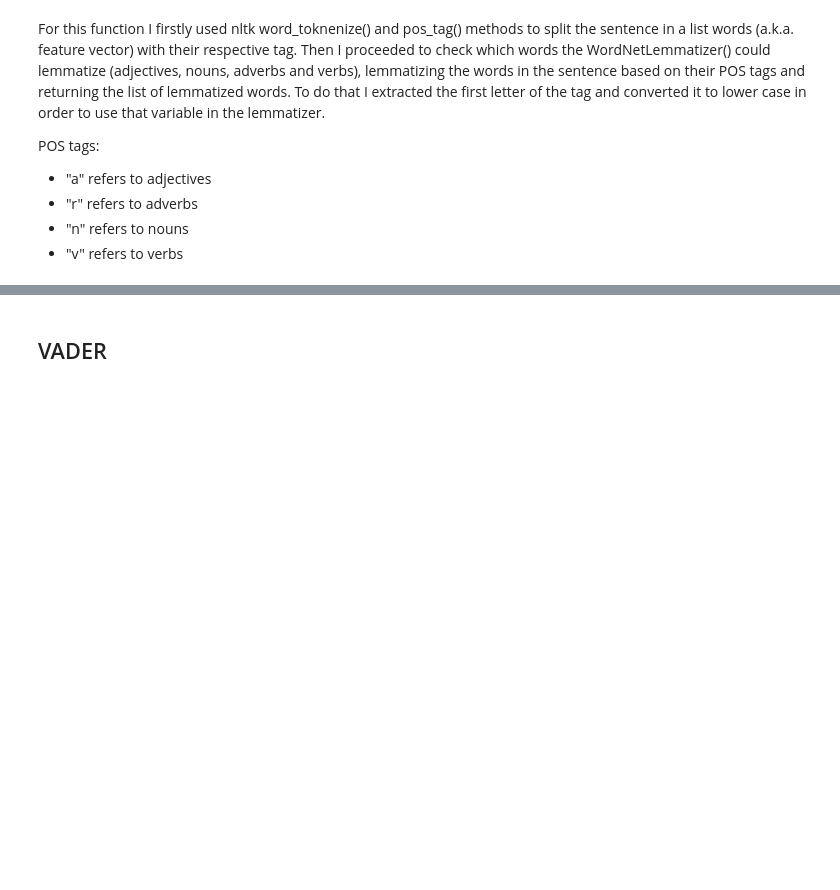
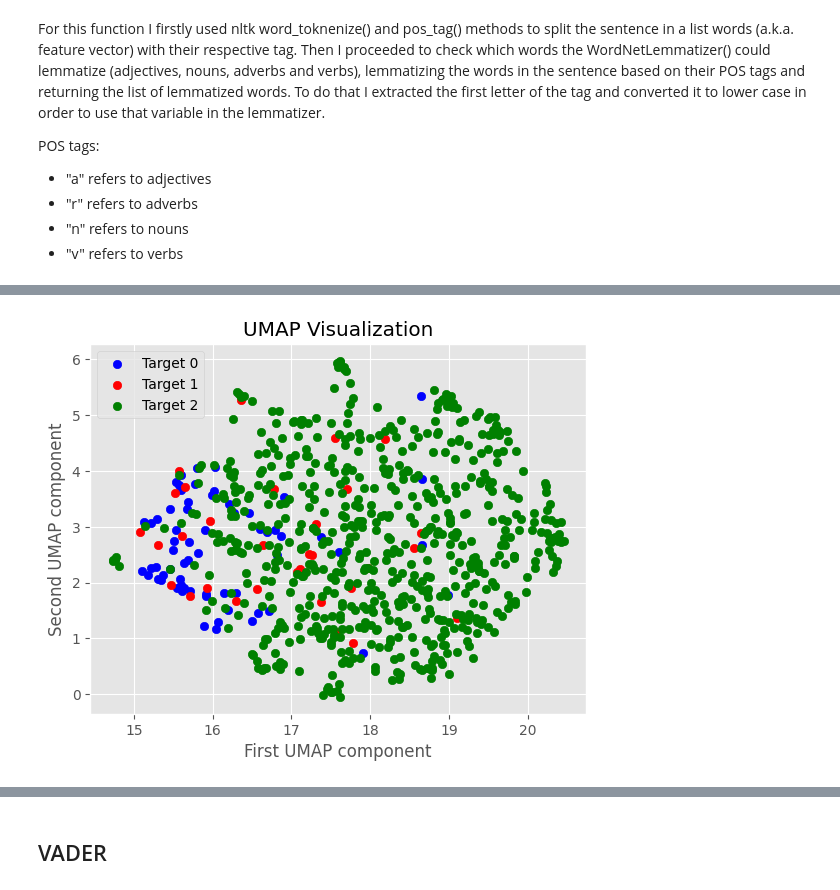
Before and after one commit to DavidAlexanderMoe/Sentiment-Analysis-and-Web-Scraping, a Jupyter notebook: Scripts/Analysis/3. Feature Engineering, Extraction and Selection.ipynb, the cells around one changed output, grey strips where cells are left out. Cells and saved outputs as stored; diff of their text form; code cells hidden in the pictures; blank space fills up the shorter version.

```diff
--- a/Scripts/Analysis/3. Feature Engineering, Extraction and Selection.ipynb
+++ b/Scripts/Analysis/3. Feature Engineering, Extraction and Selection.ipynb
@@ -90,0 +193,24 @@ def lemmatize(sentence):
+# %%
+import umap.umap_ as umap
+
+umap_emb = umap.UMAP(n_components=2, random_state=42)
+X_embedded_umap = umap_emb.fit_transform(X.toarray())
+# %%
+target_colors = ['blue', 'red', 'green']
+target_labels = df['Target'].values
+
+for value in set(target_labels):
+    plt.scatter(
+        X_embedded_umap[target_labels == value, 0],
+        X_embedded_umap[target_labels == value, 1],
+        color=target_colors[value],
+        label=f"Target {value}"
+    )
+
+plt.title("UMAP Visualization")
+plt.xlabel("First UMAP component")
+plt.ylabel("Second UMAP component")
+plt.legend()
+plt.show()
+# %% [output]
+[figure, added]
```
Also changed, not shown: parts of 33 cells of this notebook.
